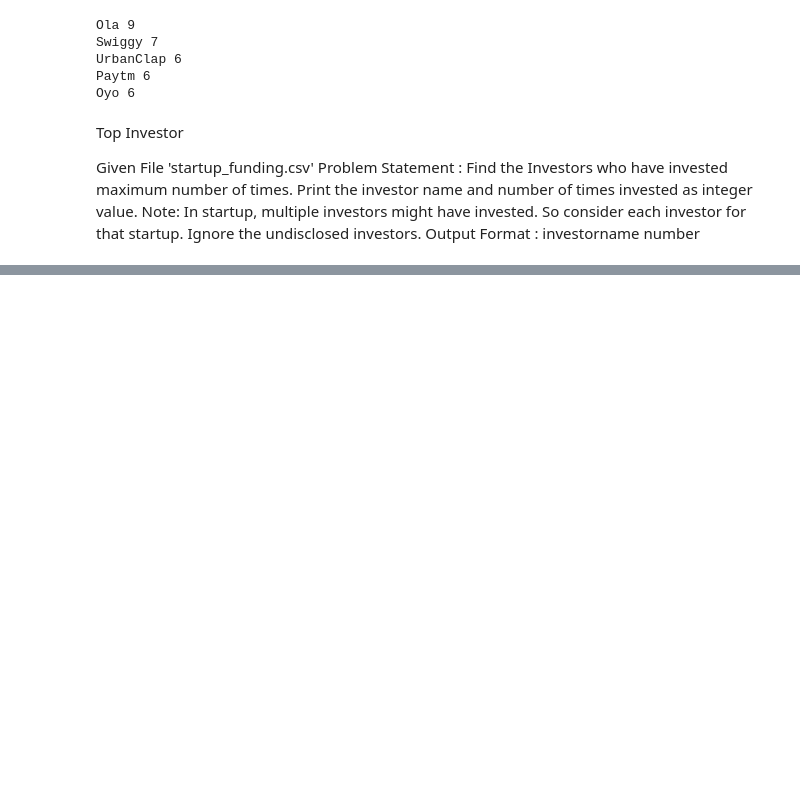
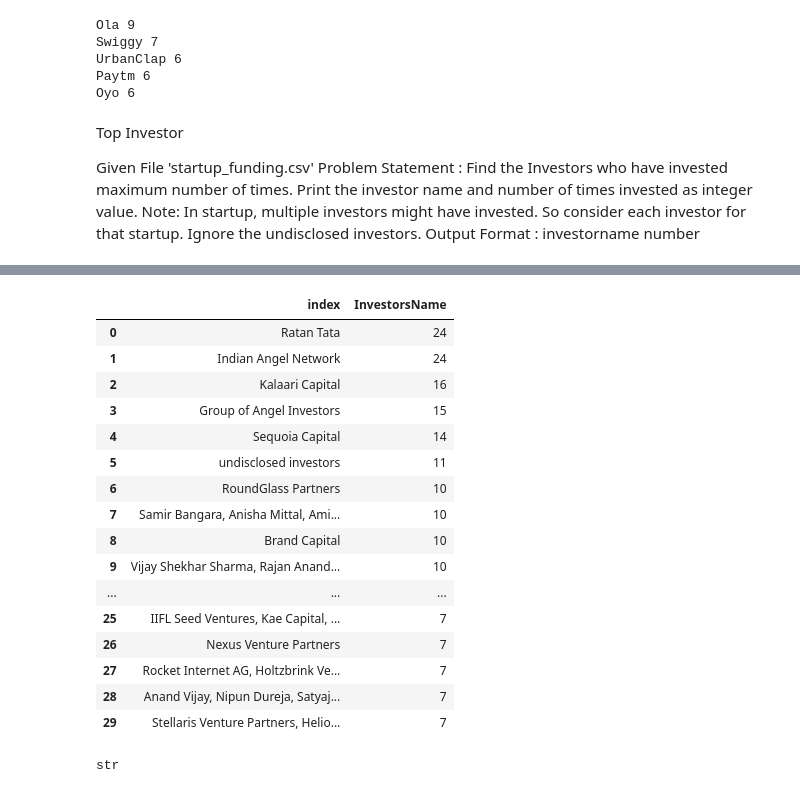
Before and after one commit to Xicoat/DataScienceCourse, a Jupyter notebook: Project_1_CaseStudy/CaseStudyPt1.ipynb, the cells around one changed output, grey strips where cells are left out. Drawn from its saved outputs; the diff is of its cells as text; code cells hidden in the pictures; blank space fills up the shorter version.

```diff
--- a/Project1_CaseStudy_Part1/CaseStudyP1.ipynb
+++ b/Project_1_CaseStudy/CaseStudyPt1.ipynb
@@ -426,8 +426,14 @@ data = pd.read_csv("Datasets//startup_funding.csv", encoding='ISO-8859-1', index
 df = data.copy()
 
 df['InvestorsName'].fillna('', inplace=True)
-investors = df[~df['InvestorsName'].str.startswith('Undisclosed')]
-investors = investors['InvestorsName'].value_counts().reset_index()
-investors = investors.rename(columns={'index': 'InvestorsName', 'InvestorsName': 'Count'})[0:1]
-investors
+df = df[~df['InvestorsName'].str.startswith('Undisclosed')]
+
+def lista(l):
+    return [i.strip() for i in l.split(',')]
+df['InvestorsName'] = df['InvestorsName'].apply(lista)
+
+df = df.explode('InvestorsName')
+investors = df['InvestorsName']
+investors = investors.value_counts().reset_index()
+print(investors.iloc[0,0], investors.iloc[0,1])
 # %% [output]
@@ -439,0 +458,31 @@ investors
+# %%
+investors = df['InvestorsName'].apply()
+investors = investors.explode()
+investors = investors.value_counts().reset_index()
+print(investors.iloc[0,0], investors.iloc[0,1])
+
+
+
+df.explode(df['InvestorsName'])
+# %% [output]
+|  | index | InvestorsName |
+| 0 | Ratan Tata | 24 |
+| 1 | Indian Angel Network | 24 |
+| 2 | Kalaari Capital | 16 |
+| 3 | Group of Angel Investors | 15 |
+| 4 | Sequoia Capital | 14 |
+| 5 | undisclosed investors | 11 |
+| 6 | RoundGlass Partners | 10 |
+| 7 | Samir Bangara, Anisha Mittal, Ami... | 10 |
+| 8 | Brand Capital | 10 |
+| 9 | Vijay Shekhar Sharma, Rajan Anand... | 10 |
+| ... | ... | ... |
+| 25 | IIFL Seed Ventures, Kae Capital, ... | 7 |
+| 26 | Nexus Venture Partners | 7 |
+| 27 | Rocket Internet AG, Holtzbrink Ve... | 7 |
+| 28 | Anand Vijay, Nipun Dureja, Satyaj... | 7 |
+| 29 | Stellaris Venture Partners, Helio... | 7 |
+# %%
+type(df['InvestorsName'][6])
+# %% [output]
+str
```
Also changed, not shown: parts of 5 cells of this notebook, 4 other files.
